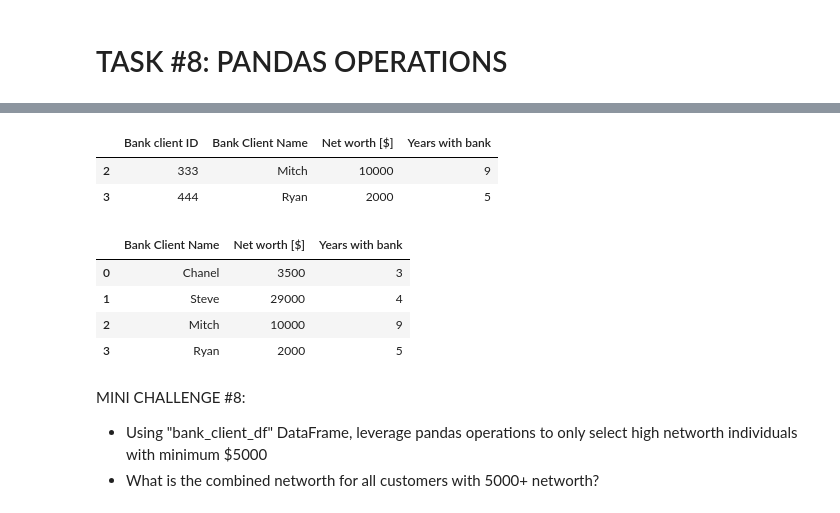
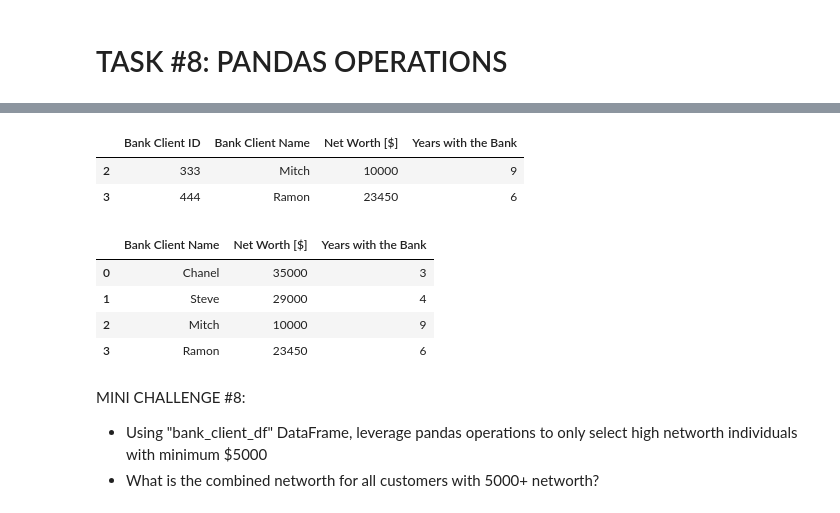
Before and after one commit to miguelestradam3/jupyter_numpy_basics, a Jupyter notebook: Python 101 - Python Libraries for Data Analysis - Numpy and Pandas.ipynb, the cells around one changed output, grey strips where cells are left out. Cells and saved outputs as stored; diff of their text form; code cells hidden in the pictures.

```diff
--- a/Python 101 - Python Libraries for Data Analysis - Numpy and Pandas.ipynb
+++ b/Python 101 - Python Libraries for Data Analysis - Numpy and Pandas.ipynb
@@ -382,0 +391,7 @@ MINI CHALLENGE #7:
+# %%
+# Let's define a dataframe as follows:
+bank_client_df = pd.DataFrame({'Bank Client ID': [111, 222, 333, 444],
+                            'Bank Client Name': ["Chanel", "Steve", "Mitch", "Ramon"],
+                            'Net Worth [$]':[35000, 29000, 10000, 23450],
+                            'Years with the Bank':[3, 4, 9,  6]})
+bank_client_df
@@ -383,17 +404,21 @@ MINI CHALLENGE #7:
 # %%
 # Pick certain rows that satisfy a certain criteria
+df_loyal = bank_client_df[ bank_client_df['Years with the Bank'] >= 5 ]
+df_loyal
 # %% [output]
-|  | Bank client ID | Bank Client Name | Net worth [$] | Years with bank |
+|  | Bank Client ID | Bank Client Name | Net Worth [$] | Years with the Bank |
 | 2 | 333 | Mitch | 10000 | 9 |
-| 3 | 444 | Ryan | 2000 | 5 |
+| 3 | 444 | Ramon | 23450 | 6 |
 # %%
 # Delete a column from a DataFrame
+del bank_client_df['Bank Client ID']
+bank_client_df
 # %% [output]
-|  | Bank Client Name | Net worth [$] | Years with bank |
-| 0 | Chanel | 3500 | 3 |
+|  | Bank Client Name | Net Worth [$] | Years with the Bank |
+| 0 | Chanel | 35000 | 3 |
 | 1 | Steve | 29000 | 4 |
 | 2 | Mitch | 10000 | 9 |
-| 3 | Ryan | 2000 | 5 |
+| 3 | Ramon | 23450 | 6 |
 # %% [markdown]
 MINI CHALLENGE #8:
 - Using "bank_client_df" DataFrame, leverage pandas operations to only select high networth individuals with minimum $5000
```
Also changed, not shown: parts of 29 cells of this notebook.
